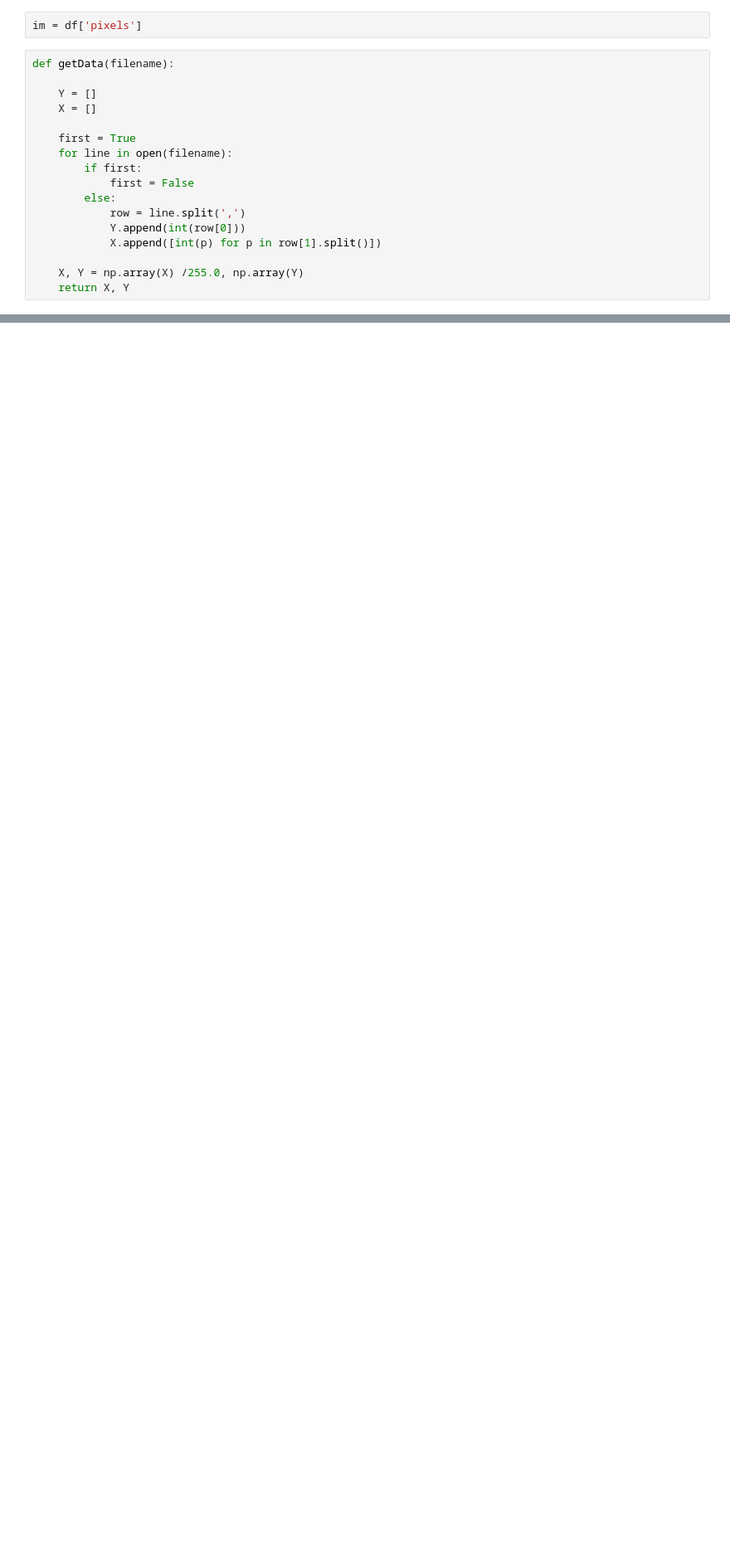
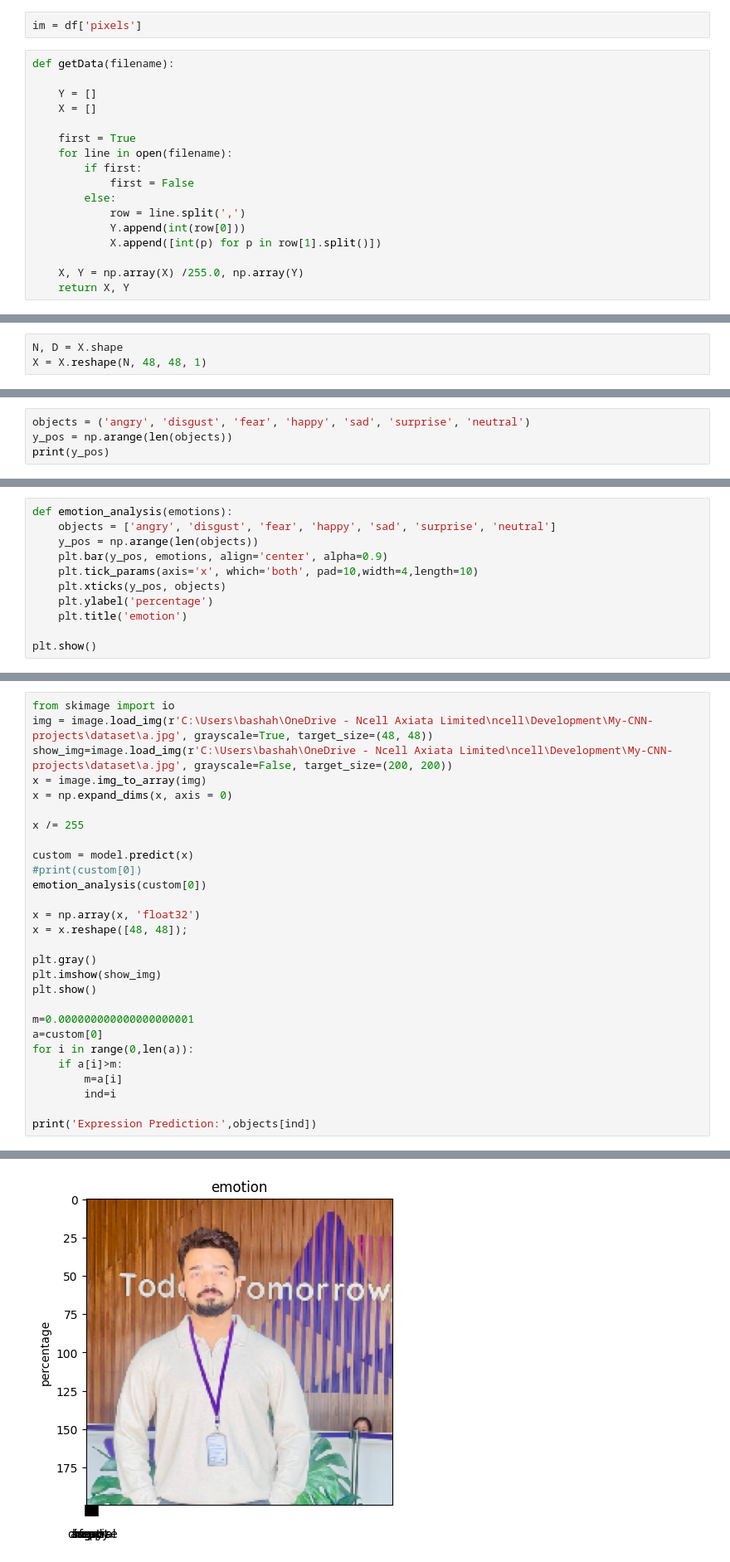
Before and after one commit to basantashah/My-CNN-projects, a Jupyter notebook: face_expression.ipynb, the cells around one changed output, grey strips where cells are left out. Shown at 83% size. Saved outputs shown, nothing was run; the diff lists cells and outputs as text; blank space fills up the shorter version.

```diff
--- a/face_expression.ipynb
+++ b/face_expression.ipynb
@@ -67,0 +76,3 @@ def getData(filename):
+# %%
+N, D = X.shape
+X = X.reshape(N, 48, 48, 1)
@@ -67,0 +182,4 @@ def getData(filename):
+# %%
+objects = ('angry', 'disgust', 'fear', 'happy', 'sad', 'surprise', 'neutral')
+y_pos = np.arange(len(objects))
+print(y_pos)
@@ -67,0 +188,11 @@ def getData(filename):
+# %%
+def emotion_analysis(emotions):
+    objects = ['angry', 'disgust', 'fear', 'happy', 'sad', 'surprise', 'neutral']
+    y_pos = np.arange(len(objects))
+    plt.bar(y_pos, emotions, align='center', alpha=0.9)
+    plt.tick_params(axis='x', which='both', pad=10,width=4,length=10)
+    plt.xticks(y_pos, objects)
+    plt.ylabel('percentage')
+    plt.title('emotion')
+
+plt.show()
@@ -67,0 +206,29 @@ def getData(filename):
+# %%
+from skimage import io
+img = image.load_img(r'C:\Users\bashah\OneDrive - Ncell Axiata Limited\ncell\Development\My-CNN-projects\dataset\a.jpg', grayscale=True, target_size=(48, 48))
+show_img=image.load_img(r'C:\Users\bashah\OneDrive - Ncell Axiata Limited\ncell\Development\My-CNN-projects\dataset\a.jpg', grayscale=False, target_size=(200, 200))
+x = image.img_to_array(img)
+x = np.expand_dims(x, axis = 0)
+
+x /= 255
+
+custom = model.predict(x)
+#print(custom[0])
+emotion_analysis(custom[0])
+
+x = np.array(x, 'float32')
+x = x.reshape([48, 48]);
+
+plt.gray()
+plt.imshow(show_img)
+plt.show()
+
+m=0.000000000000000000001
+a=custom[0]
+for i in range(0,len(a)):
+    if a[i]>m:
+        m=a[i]
+        ind=i
+
+print('Expression Prediction:',objects[ind])
+# %% [output]
@@ -67,0 +236 @@ def getData(filename):
+[figure, added]
```
Also changed, not shown: parts of 12 cells of this notebook.
